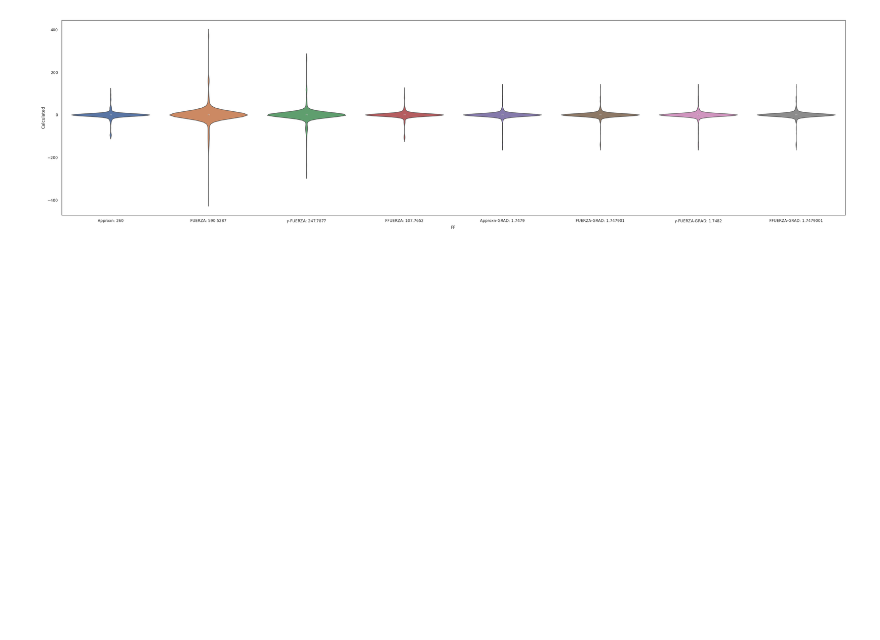
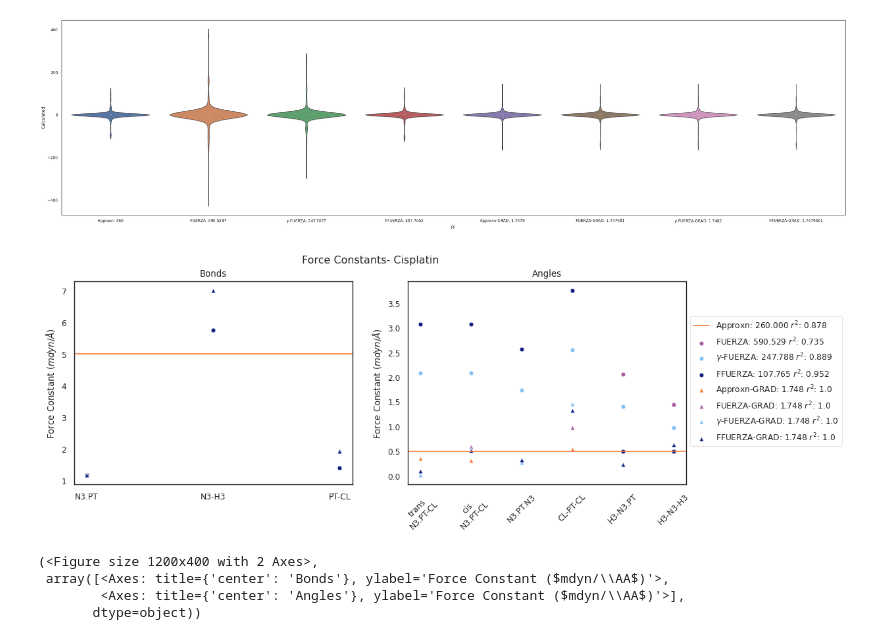
Before and after one commit to Q2MM/q2mm, a Jupyter notebook: projects/fuerza_SI/cisplatin/cisplatin_figures.ipynb, the cells around one changed output. Saved outputs shown, nothing was run; the diff lists cells and outputs as text; code cells hidden in the pictures; blank space fills up the shorter version.

```diff
--- a/projects/fuerza_SI/cisplatin/cisplatin_figures.ipynb
+++ b/projects/fuerza_SI/cisplatin/cisplatin_figures.ipynb
@@ -229,3 +230,11 @@ off_diag_scatter(eigenmatrix_scores, score_sums)
 plot_off_diag_violin(static_scores, static_score, eigenmatrix_scores[1:], score_sums[1:])
 # %% [output]
 [figure]
+# %%
+plot_ff_params_v_static(bonds, angles, r2_score_labels[1:], bond_labels=bond_label_list, angles_labels=angle_label_list, estimate_score=r2_score_labels[0], title='- Cisplatin')
+# %% [output]
+[figure, added]
+(<Figure size 1200x400 with 2 Axes>,
+ array([<Axes: title={'center': 'Bonds'}, ylabel='Force Constant ($mdyn/\\AA$)'>,
+        <Axes: title={'center': 'Angles'}, ylabel='Force Constant ($mdyn/\\AA$)'>],
+       dtype=object))
```
Also changed, not shown: parts of 2 cells of this notebook.
